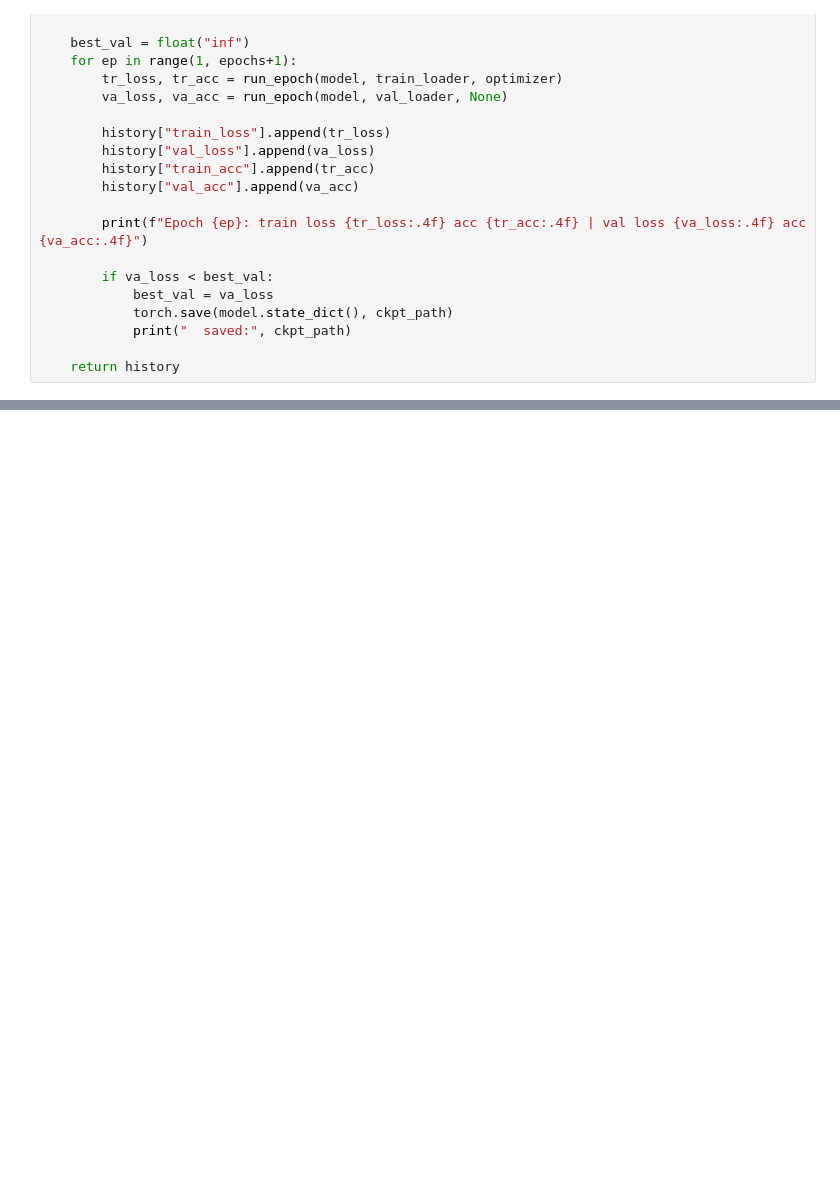
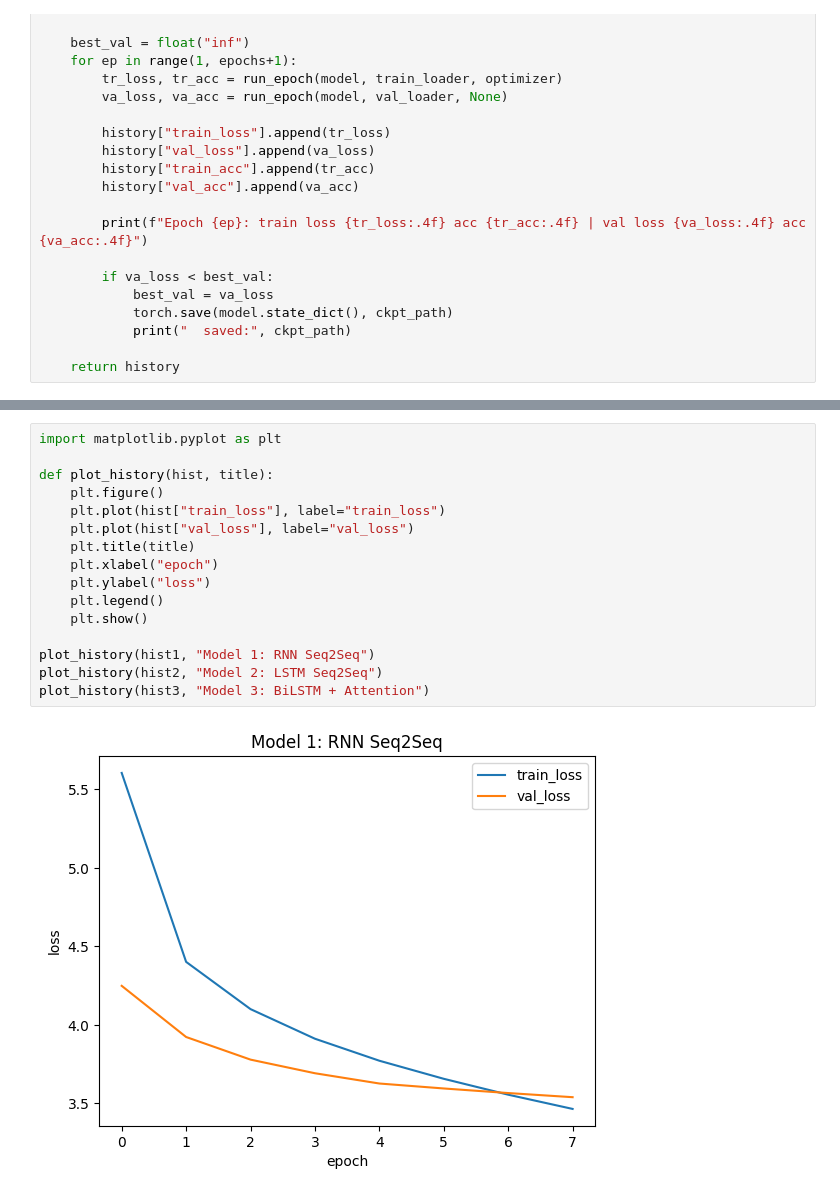
Before and after one commit to SanjanaRitika/TextToCode_seq2seq, a Jupyter notebook: text2code.ipynb, the cells around one changed output, grey strips where cells are left out. Drawn from its saved outputs; the diff is of its cells as text; blank space fills up the shorter version.

```diff
--- a/text2code.ipynb
+++ b/text2code.ipynb
@@ -656 +656,19 @@ Epoch 8: train loss 3.8072 acc 0.4089 | val loss 3.5617 acc 0.4216
   saved: m3_attn.pt
+# %%
+import matplotlib.pyplot as plt
+
+def plot_history(hist, title):
+    plt.figure()
+    plt.plot(hist["train_loss"], label="train_loss")
+    plt.plot(hist["val_loss"], label="val_loss")
+    plt.title(title)
+    plt.xlabel("epoch")
+    plt.ylabel("loss")
+    plt.legend()
+    plt.show()
+
+plot_history(hist1, "Model 1: RNN Seq2Seq")
+plot_history(hist2, "Model 2: LSTM Seq2Seq")
+plot_history(hist3, "Model 3: BiLSTM + Attention")
+# %% [output]
+[figure, added]
```
Also changed, not shown: parts of 2 cells of this notebook.
